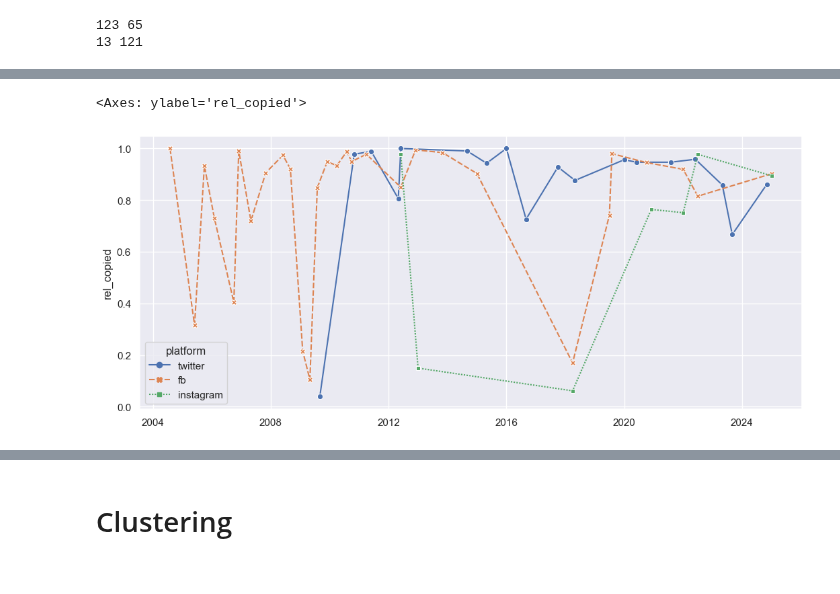
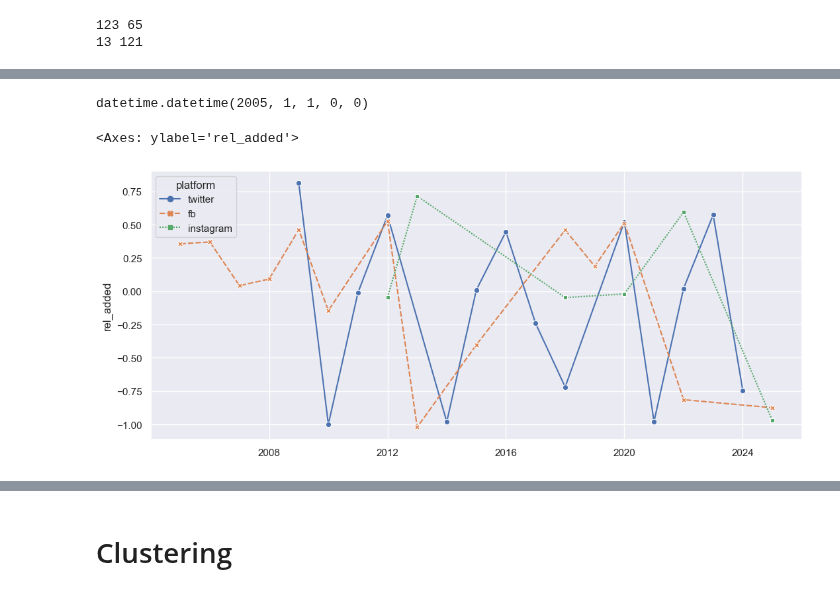
Before and after one commit to kasparvonbeelen/contracts, a Jupyter notebook: 1-2-analyse_data.ipynb, the cells around one changed output, grey strips where cells are left out. Saved outputs shown, nothing was run; the diff lists cells and outputs as text; code cells hidden in the pictures.

```diff
--- a/1-2-analyse_data.ipynb
+++ b/1-2-analyse_data.ipynb
@@ -25,0 +34,3 @@ print(len(embeddings), len(metadata))
+# %%
+metadata.drop_duplicates(subset=['platform', 'year', 'sentence'], inplace=True)
+metadata.shape
@@ -94,0 +125,23 @@ ax.axhline(0.93, c='r')
+# %%
+result_df.replace({'platform': {'fb':'Facebook',
+                             'twitter':'Twitter',
+                             'instagram':'Instagram',}}, inplace=True)
+# %%
+result_df = result_df[(result_df.copied != 592 )& (result_df.index != 'Facebook')]
+
+sns.set(rc={'figure.figsize':(5.7,5.27)})
+ax = sns.lineplot(x=result_df.index,y='rel_copied',
+                hue='platform',
+                style="platform",
+                markers=True,
+                data=result_df,
+                palette='gray'
+            )
+
+ax.set(
+    xlabel="Time",
+    ylabel="Relative Number of Copied Sentences",
+)
+
+fig = ax.get_figure()
+fig.savefig("figures/jels/Figure_8_right_gray.png", dpi=300, bbox_inches='tight')
@@ -95,17 +220,20 @@ ax.axhline(0.93, c='r')
+# %%
+from datetime import datetime, time
+dt = datetime.combine(result_df.index.min(), time())
+dt
+# %% [output]
+datetime.datetime(2005, 1, 1, 0, 0)
+# %%
+result_df_without_min = result_df[result_df.rel_added > result_df.rel_added.min()]
 # %%
-platforms = ['twitter','fb','instagram']
-#platforms = ['google']#,'youTube']
-#platforms = ['PayPal','Venmo']
-threshold = .93
-result_df = compare_timelines(metadata, embeddings,platforms,threshold)
-
 sns.set(rc={'figure.figsize':(12.7,5.27)})
-sns.lineplot(x=result_df.index,y='rel_copied',
+sns.lineplot(x=result_df_without_min.index,
+                y='rel_added',
                 hue='platform',
                 style="platform",
                 markers=True,
-                data=result_df
+                data=result_df_without_min
             )
 # %% [output]
-<Axes: ylabel='rel_copied'>
+<Axes: ylabel='rel_added'>
-[figure, old version]
+[figure, new version]
```
Also changed, not shown: parts of 52 cells of this notebook, 10 other files.
